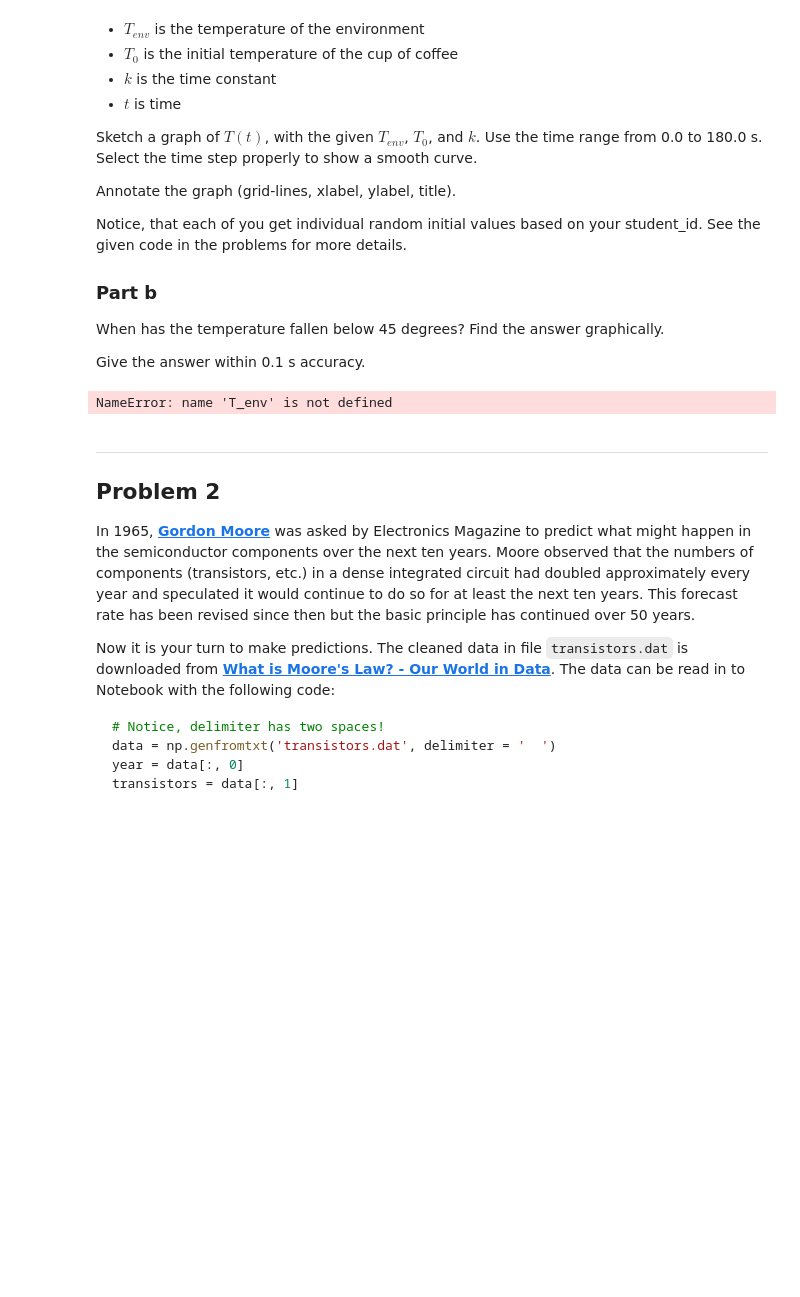
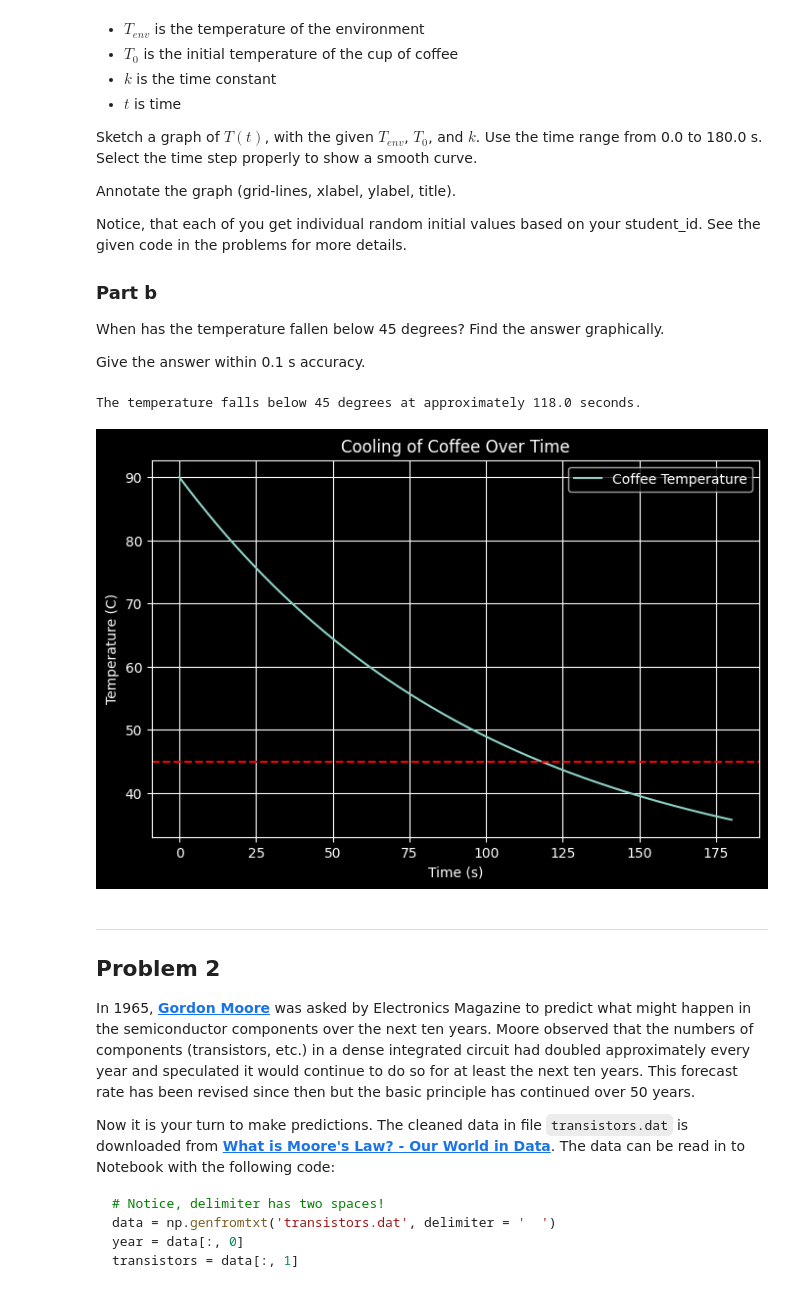
Before and after one commit to MohammadMoynul/Mathematics_lab_4, a Jupyter notebook: Mathematics_lab_04/Lab 4 Instructions and problems.ipynb, the cells around one changed output. Cells and saved outputs as stored; diff of their text form; code cells hidden in the pictures; blank space fills up the shorter version.

```diff
--- a/Mathematics_lab_04/Lab 4 Instructions and problems.ipynb
+++ b/Mathematics_lab_04/Lab 4 Instructions and problems.ipynb
@@ -78,35 +78,38 @@ print(f'T_env = {T_env:.1f} C')
 # %%
 # Your code comes here
 import numpy as np
 import matplotlib.pyplot as plt
-
+T_env =25
+T_0 =90
+k =0.01
 # range of time from 0 to 180 seconds
-t = np.linspace(0.0, 160.0, 1000)
+t = np.linspace(0.0, 180.0, 1000)
 
 # Calculate the temperature using the formula
 T = T_env + (T_0 - T_env) * np.exp(-k * t)
 
 # Create the plot
 plt.figure(figsize=(8, 5))
 plt.plot(t, T, label='Coffee Temperature')
 
 # The labels and title
 plt.xlabel('Time (s)')
 plt.ylabel('Temperature (C)')
 plt.title('Cooling of Coffee Over Time')
 plt.grid(True)
 plt.legend()
 
 # Horizontal line at 45 degree
 plt.axhline(y=45, color='r', linestyle='--', label='45 Degrees Limit')
 
 # Finding the exact time where T is less than 45
 time_at_45 = t[T <= 45][0]
 print(f"The temperature falls below 45 degrees at approximately {time_at_45:.1f} seconds.")
 
 plt.show()
 # %% [output]
-NameError: name 'T_env' is not defined
+The temperature falls below 45 degrees at approximately 118.0 seconds.
+[figure, added]
 # %% [markdown]
 ------
 ## Problem 2
```
